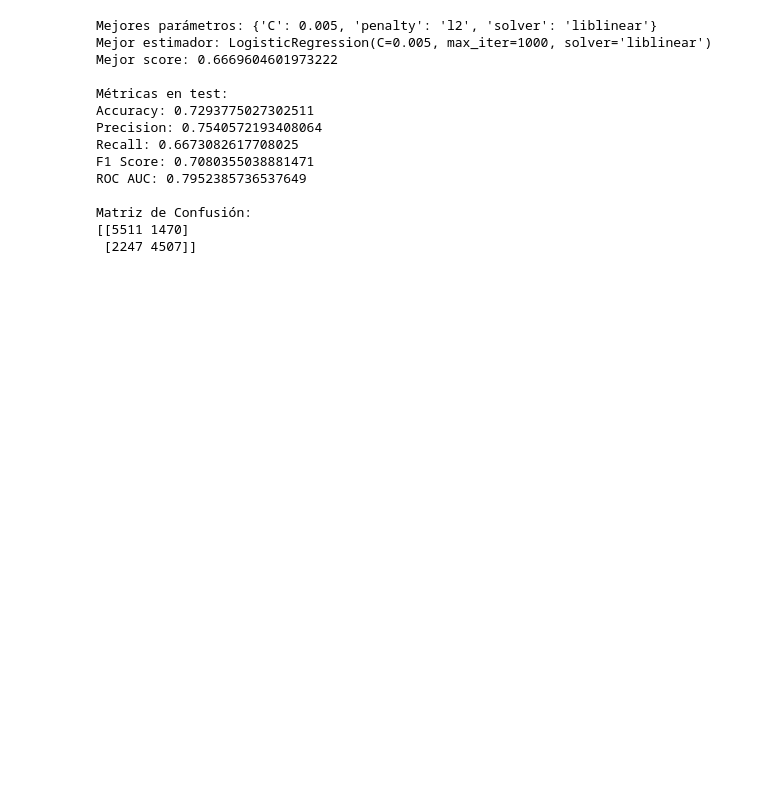
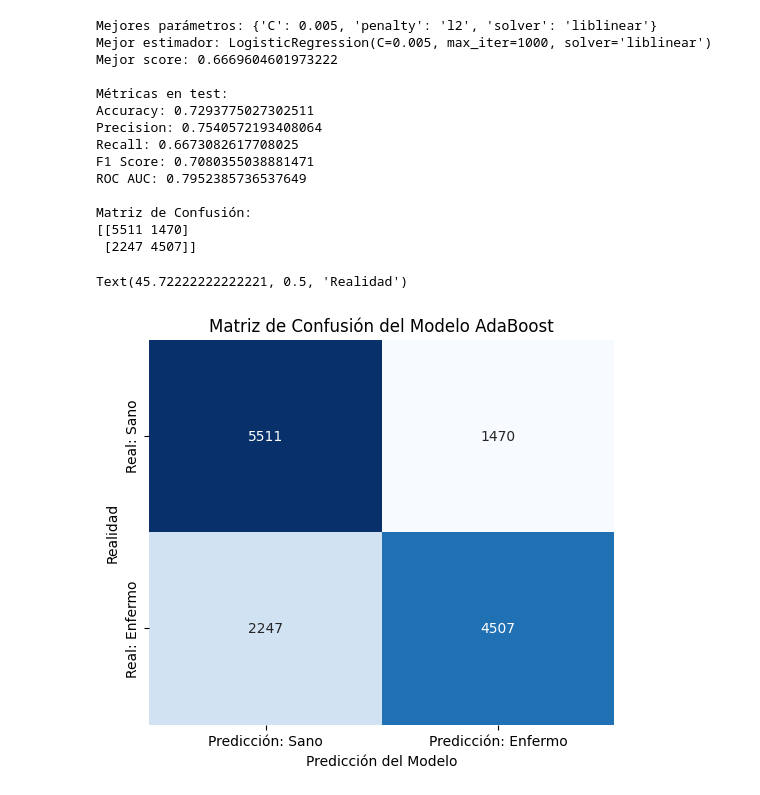
Before and after one commit to Porpi01/cardioML, a Jupyter notebook: cardio.ipynb, the cells around one changed output. Cells and saved outputs as stored; diff of their text form; code cells hidden in the pictures; blank space fills up the shorter version.

```diff
--- a/cardio.ipynb
+++ b/cardio.ipynb
@@ -290,4 +283,15 @@ ROC AUC: 0.7952385736537649
 Matriz de Confusión:
 [[5511 1470]
  [2247 4507]]
+# %%
+plt.figure(figsize=(6, 5))
+sns.heatmap(confusion_matrix(y_test, y_pred_logreg), annot=True, fmt="d", cmap="Blues", cbar=False,
+            xticklabels=["Predicción: Sano", "Predicción: Enfermo"],
+            yticklabels=["Real: Sano", "Real: Enfermo"])
+plt.title("Matriz de Confusión del Modelo AdaBoost")
+plt.xlabel("Predicción del Modelo")
+plt.ylabel("Realidad")
+# %% [output]
+Text(45.72222222222221, 0.5, 'Realidad')
+[figure, added]
 # %%
```
Also changed, not shown: parts of 19 cells of this notebook, 6 other files.
